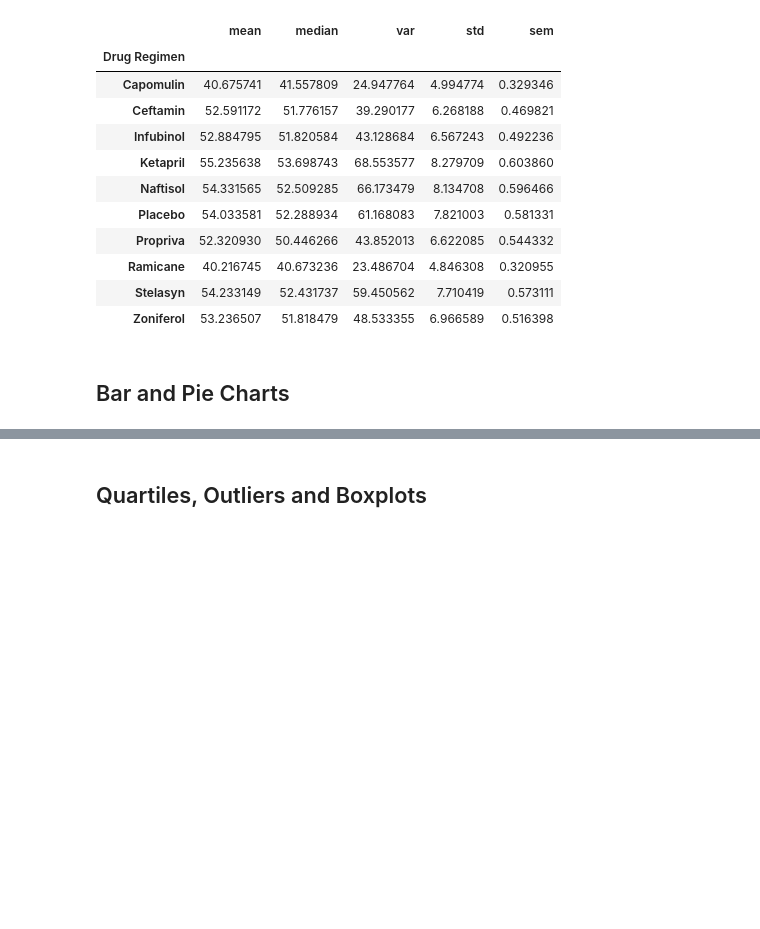
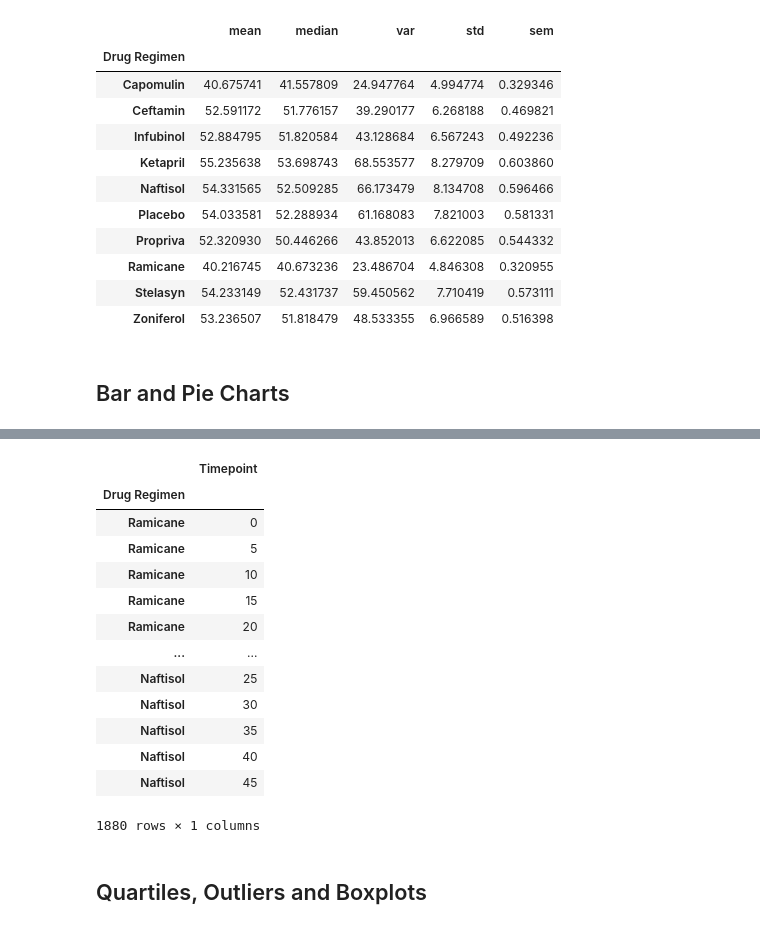
Before and after one commit to rarconaut/Pymaceuticals, a Jupyter notebook: Pymaceuticals/pymaceuticals_starter.ipynb, the cells around one changed output, grey strips where cells are left out. Drawn from its saved outputs; the diff is of its cells as text; code cells hidden in the pictures; blank space fills up the shorter version.

```diff
--- a/Pymaceuticals/pymaceuticals_starter.ipynb
+++ b/Pymaceuticals/pymaceuticals_starter.ipynb
@@ -217,3 +256,36 @@ summary_stat_group_df
+# %%
+##### Generate a bar plot showing the total number of mice for each treatment throughout the course of the study using pandas.
+
+# Filter the DataFrame down only to those columns to chart
+drug_and_timepoint = clean_study_df[["Drug Regimen", "Timepoint"]]
+
+# Set the index to be "Drug Regimen" so they will be used as labels
+drug_and_timepoint = drug_and_timepoint.set_index('Drug Regimen')
+
+drug_and_timepoint
+
+# Create an array that contains the Timepoints
+# x_axis = drug_and_timepoint['Timepoint'].unique()
+## x_axis = np.arange(len(users))
+# x_axis
+
+# Use DataFrame.plot() in order to create a bar chart of the data
+# num_mice.plot(kind="bar", figsize=(10,4))
+# %% [output]
+|  | Timepoint |
+| Drug Regimen |  |
+| Ramicane | 0 |
+| Ramicane | 5 |
+| Ramicane | 10 |
+| Ramicane | 15 |
+| Ramicane | 20 |
+| ... | ... |
+| Naftisol | 25 |
+| Naftisol | 30 |
+| Naftisol | 35 |
+| Naftisol | 40 |
+| Naftisol | 45 |
+1880 rows × 1 columns
 # %%
 # Generate a bar plot showing the total number of mice for each treatment throughout the course of the study using pyplot.
 # %%
```
Also changed, not shown: parts of 6 cells of this notebook.
